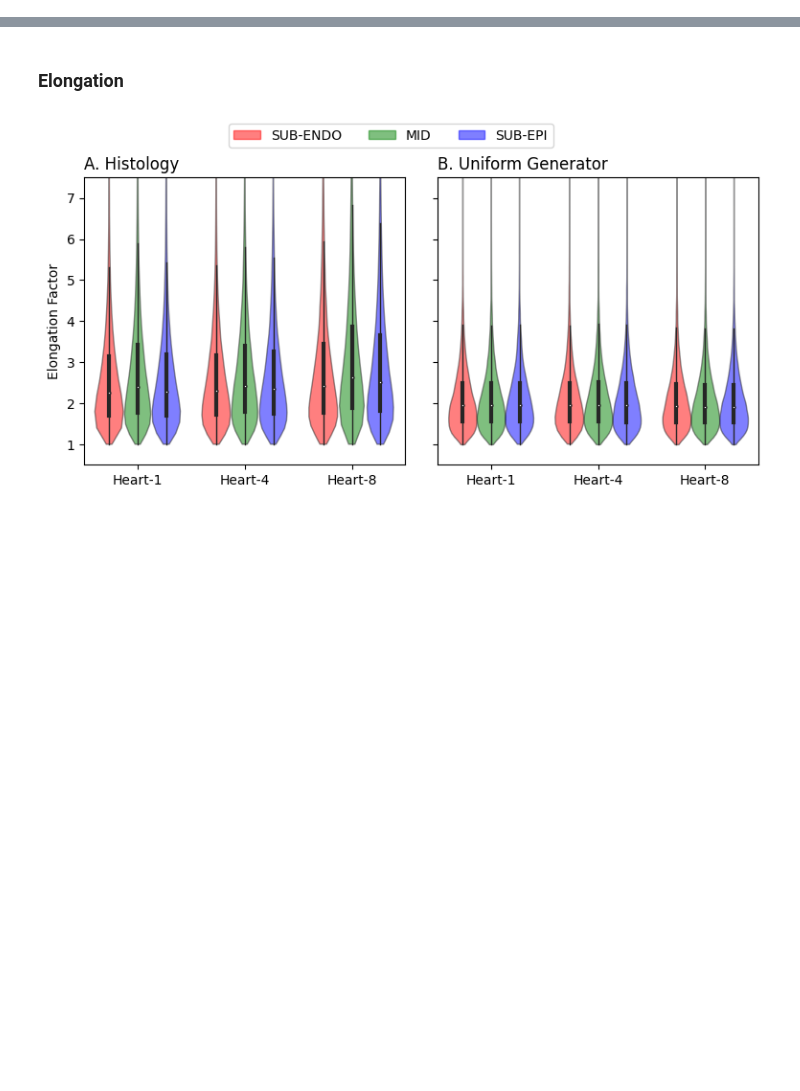
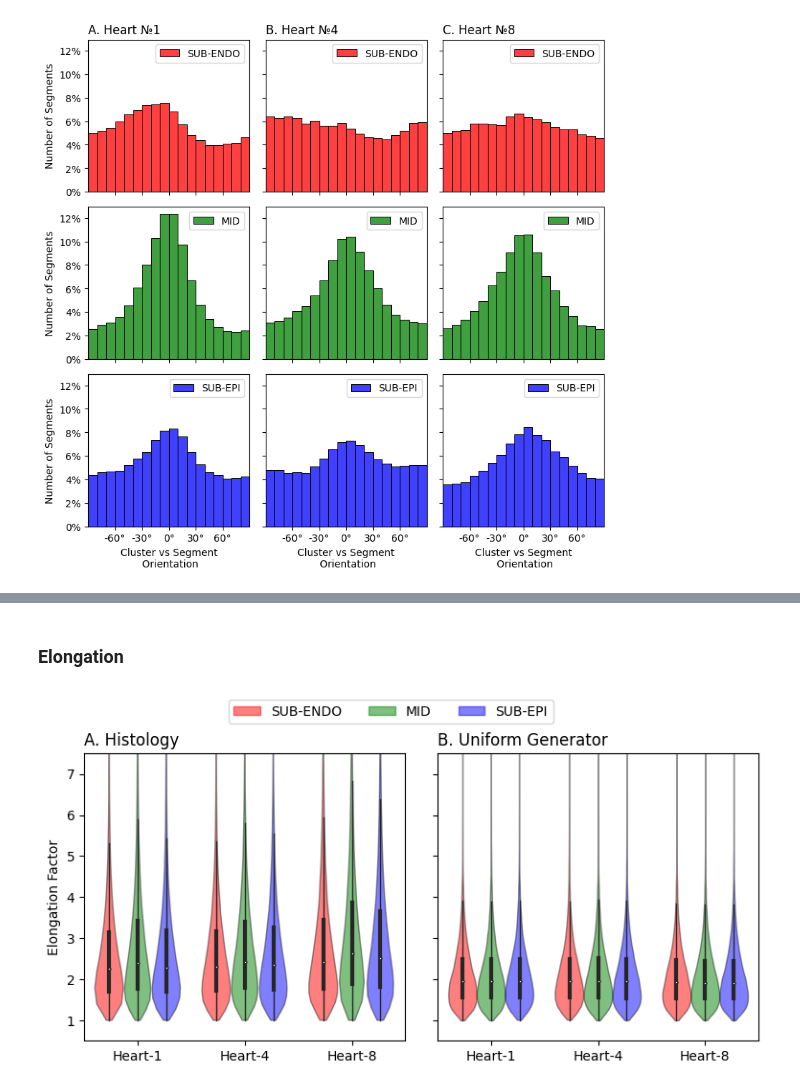
Before and after one commit to AOkenov/FibrosisAnalysis, a Jupyter notebook: paperfigures/cluster_orientation.ipynb, the cells around one changed output, grey strips where cells are left out. Drawn from its saved outputs; the diff is of its cells as text; code cells hidden in the pictures; blank space fills up the shorter version.

```diff
--- a/paperfigures/cluster_orientation.ipynb
+++ b/paperfigures/cluster_orientation.ipynb
@@ -98,0 +156,49 @@ class PointDensity:
+# %%
+def degrees_formatter(x, pos):
+    return f'{x * 180 / np.pi:.0f}°'
+
+
+titles = ['A', 'B', 'C']
+fig, axs = plt.subplots(ncols=3, nrows=3, figsize=(8, 8),
+                        sharey=True, sharex=True)
+
+for i, heart in enumerate(hearts):
+    axs[0, i].set_title(f'{titles[i]}. {heart_labels[i]}',
+                        fontsize=12, loc='left')
+    axs[-1, i].set_xlabel('Cluster vs Segment\n Orientation', fontsize=10)
+    axs[i, 0].set_ylabel('Number of Segments', fontsize=10)
+
+    for j, location in enumerate(['SUB-ENDO', 'MID', 'SUB-EPI']):
+
+        ax = axs[j, i]
+
+        df = data[(data['heart'] == heart) & (data['location'] == location)]
+        sns.histplot(x=df['relative_orientation'].values,
+                     bins=np.linspace(-90, 90, 19) / 180 * np.pi,
+                     ax=ax, color=COLORS[location], stat='percent')
+        ax.legend([location], loc='upper right', fontsize=10)
+        ax.set_xlim([-np.pi/2, np.pi/2])
+        # ax.set_title(f'{heart}-{location}')
+        ax.xaxis.set_major_formatter(ticker.FuncFormatter(degrees_formatter))
+        ax.yaxis.set_major_formatter(ticker.PercentFormatter(xmax=100,
+                                                             decimals=0))
+
+        # ax.set_yticks([0, 10, 20, 30])
+        ax.set_xticks(np.arange(-60, 70, 30) / 180 * np.pi)
+        # ax.set_ylabel('')
+
+
+
+plt.subplots_adjust(top=0.9,
+                    bottom=0.05,
+                    left=0.05,
+                    right=0.95,
+                    hspace=0.1,
+                    wspace=0.1)
+# fig.legend(handles=[mpatches.Patch(color=COLORS[l],
+#                                    label=l) for l in ['SUB-ENDO', 'MID',
+#                                                       'SUB-EPI']],
+        #    loc='upper center', ncol=3, prop={'size': 10})
+plt.show()
+# %% [output]
+[figure, added]
```
Also changed, not shown: parts of 13 cells of this notebook, 24 other files.
